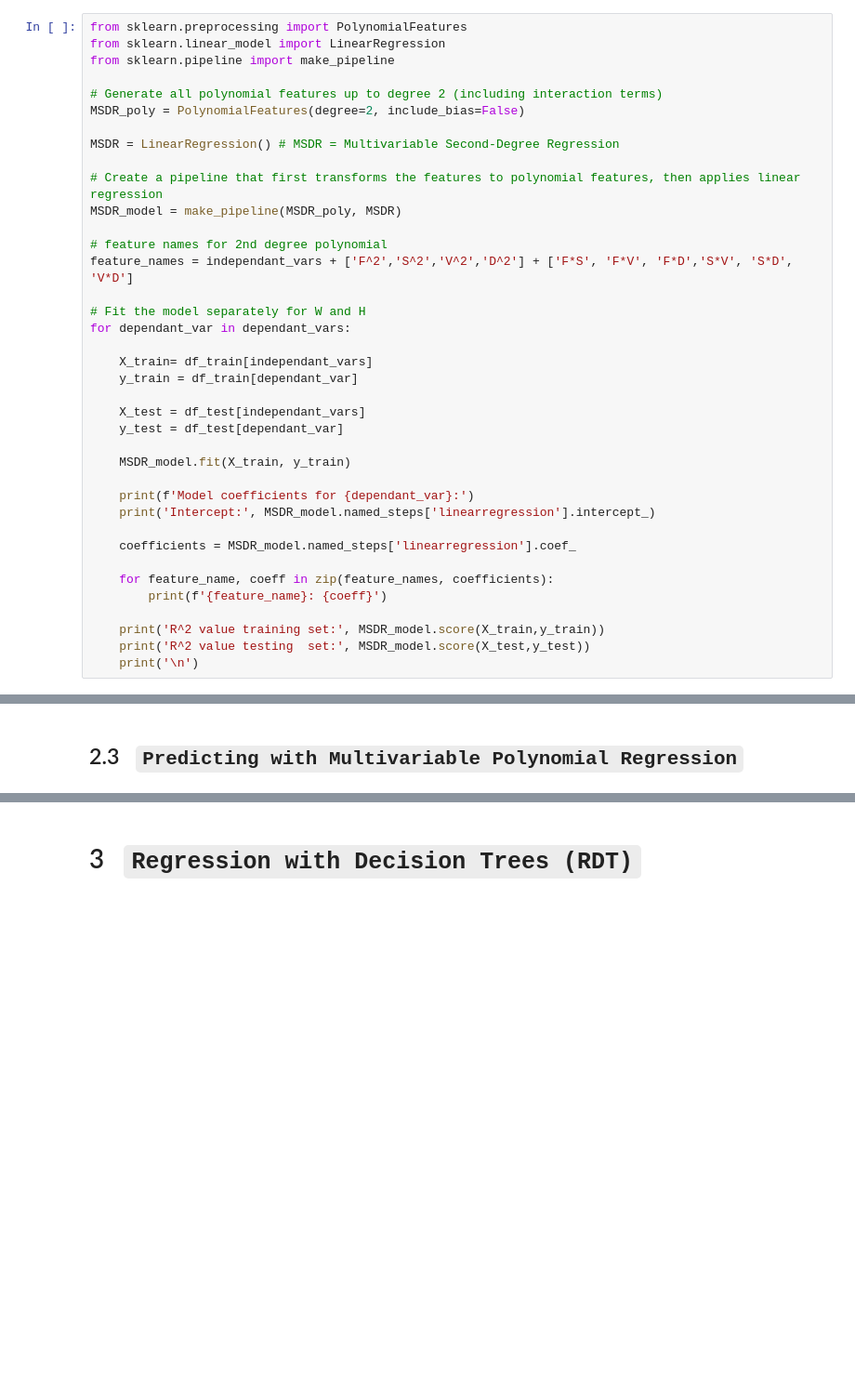
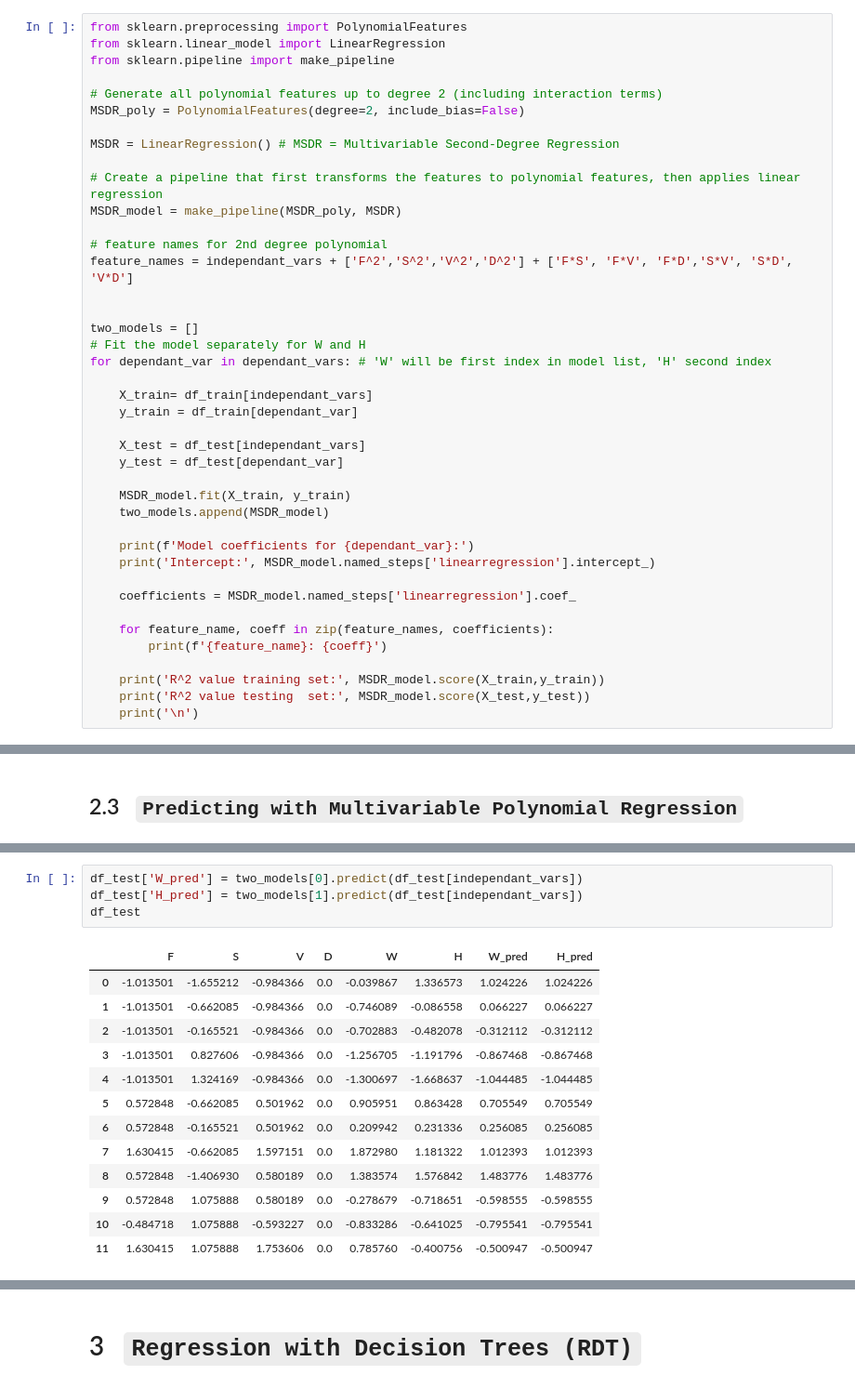
Before and after one commit to sokosaa/Machine-Learning-in-Mechanical-Engineering, a Jupyter notebook: HW3/HW3.ipynb, the cells around one changed output, grey strips where cells are left out. Shown at 93% size. Drawn from its saved outputs; the diff is of its cells as text; blank space fills up the shorter version.

```diff
--- a/HW3/HW3.ipynb
+++ b/HW3/HW3.ipynb
@@ -307,8 +308,10 @@ MSDR_model = make_pipeline(MSDR_poly, MSDR)
 # feature names for 2nd degree polynomial
 feature_names = independant_vars + ['F^2','S^2','V^2','D^2'] + ['F*S', 'F*V', 'F*D','S*V', 'S*D', 'V*D']
 
+
+two_models = []
 # Fit the model separately for W and H
-for dependant_var in dependant_vars:
+for dependant_var in dependant_vars: # 'W' will be first index in model list, 'H' second index
 
     X_train= df_train[independant_vars]
     y_train = df_train[dependant_var]
@@ -317,6 +320,7 @@ for dependant_var in dependant_vars:
     y_test = df_test[dependant_var]
 
     MSDR_model.fit(X_train, y_train)
+    two_models.append(MSDR_model)
 
     print(f'Model coefficients for {dependant_var}:')
     print('Intercept:', MSDR_model.named_steps['linearregression'].intercept_)
@@ -353,0 +367,18 @@ These polynomial models here in `2.2` perform much better than the simple linear
+# %%
+df_test['W_pred'] = two_models[0].predict(df_test[independant_vars])
+df_test['H_pred'] = two_models[1].predict(df_test[independant_vars])
+df_test
+# %% [output]
+|  | F | S | V | D | W | H | W_pred | H_pred |
+| 0 | -1.013501 | -1.655212 | -0.984366 | 0.0 | -0.039867 | 1.336573 | 1.024226 | 1.024226 |
+| 1 | -1.013501 | -0.662085 | -0.984366 | 0.0 | -0.746089 | -0.086558 | 0.066227 | 0.066227 |
+| 2 | -1.013501 | -0.165521 | -0.984366 | 0.0 | -0.702883 | -0.482078 | -0.312112 | -0.312112 |
+| 3 | -1.013501 | 0.827606 | -0.984366 | 0.0 | -1.256705 | -1.191796 | -0.867468 | -0.867468 |
+| 4 | -1.013501 | 1.324169 | -0.984366 | 0.0 | -1.300697 | -1.668637 | -1.044485 | -1.044485 |
+| 5 | 0.572848 | -0.662085 | 0.501962 | 0.0 | 0.905951 | 0.863428 | 0.705549 | 0.705549 |
+| 6 | 0.572848 | -0.165521 | 0.501962 | 0.0 | 0.209942 | 0.231336 | 0.256085 | 0.256085 |
+| 7 | 1.630415 | -0.662085 | 1.597151 | 0.0 | 1.872980 | 1.181322 | 1.012393 | 1.012393 |
+| 8 | 0.572848 | -1.406930 | 0.580189 | 0.0 | 1.383574 | 1.576842 | 1.483776 | 1.483776 |
+| 9 | 0.572848 | 1.075888 | 0.580189 | 0.0 | -0.278679 | -0.718651 | -0.598555 | -0.598555 |
+| 10 | -0.484718 | 1.075888 | -0.593227 | 0.0 | -0.833286 | -0.641025 | -0.795541 | -0.795541 |
+| 11 | 1.630415 | 1.075888 | 1.753606 | 0.0 | 0.785760 | -0.400756 | -0.500947 | -0.500947 |
```
Also changed, not shown: parts of 6 cells of this notebook.
